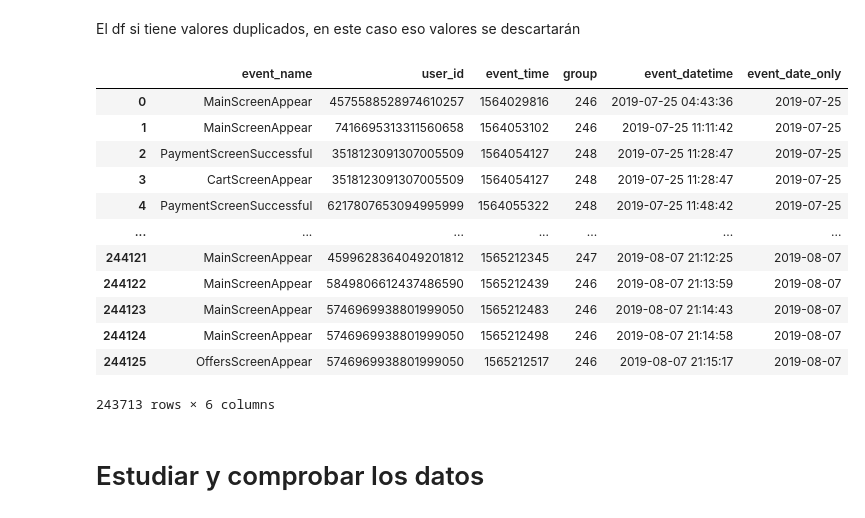
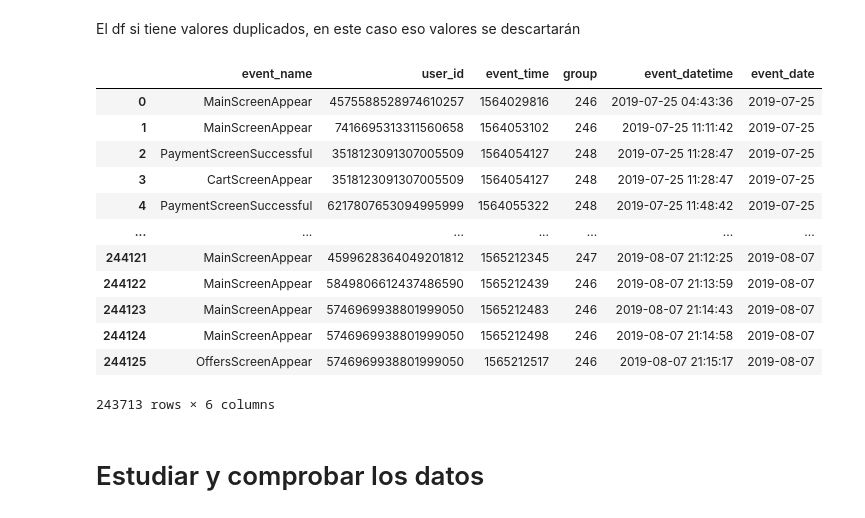
Before and after one commit to BCascante/An-lisis-a-comportamiento-de-usuarios-, a Jupyter notebook: Proyecto Integrado 2.ipynb, the cells around one changed output. Cells and saved outputs as stored; diff of their text form; code cells hidden in the pictures.

```diff
--- a/Proyecto Integrado 2.ipynb
+++ b/Proyecto Integrado 2.ipynb
@@ -109,14 +110,14 @@ events.drop_duplicates(inplace=True)
 # %%
 # Convertir la columna 'event_time' a formato de fecha y hora
 events['event_datetime'] = pd.to_datetime(events['event_time'], unit='s')
 
 # Crear una columna separada para las fechas
-events['event_date_only'] = events['event_datetime'].dt.date
+events['event_date'] = events['event_datetime'].dt.date
 
 # Mostrar el DataFrame con las nuevas columnas
 events
 # %% [output]
-|  | event_name | user_id | event_time | group | event_datetime | event_date_only |
+|  | event_name | user_id | event_time | group | event_datetime | event_date |
 | 0 | MainScreenAppear | 4575588528974610257 | 1564029816 | 246 | 2019-07-25 04:43:36 | 2019-07-25 |
 | 1 | MainScreenAppear | 7416695313311560658 | 1564053102 | 246 | 2019-07-25 11:11:42 | 2019-07-25 |
 | 2 | PaymentScreenSuccessful | 3518123091307005509 | 1564054127 | 248 | 2019-07-25 11:28:47 | 2019-07-25 |
```
Also changed, not shown: parts of 22 cells of this notebook.
